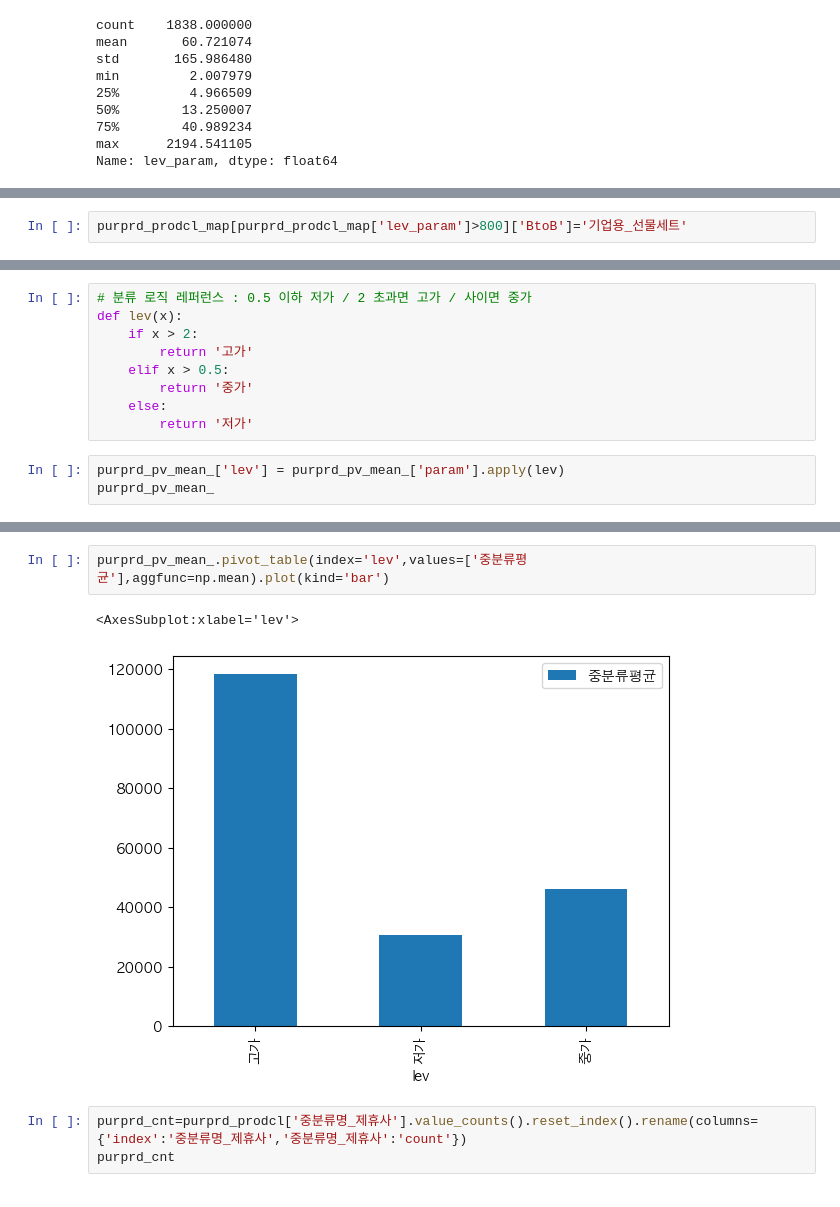
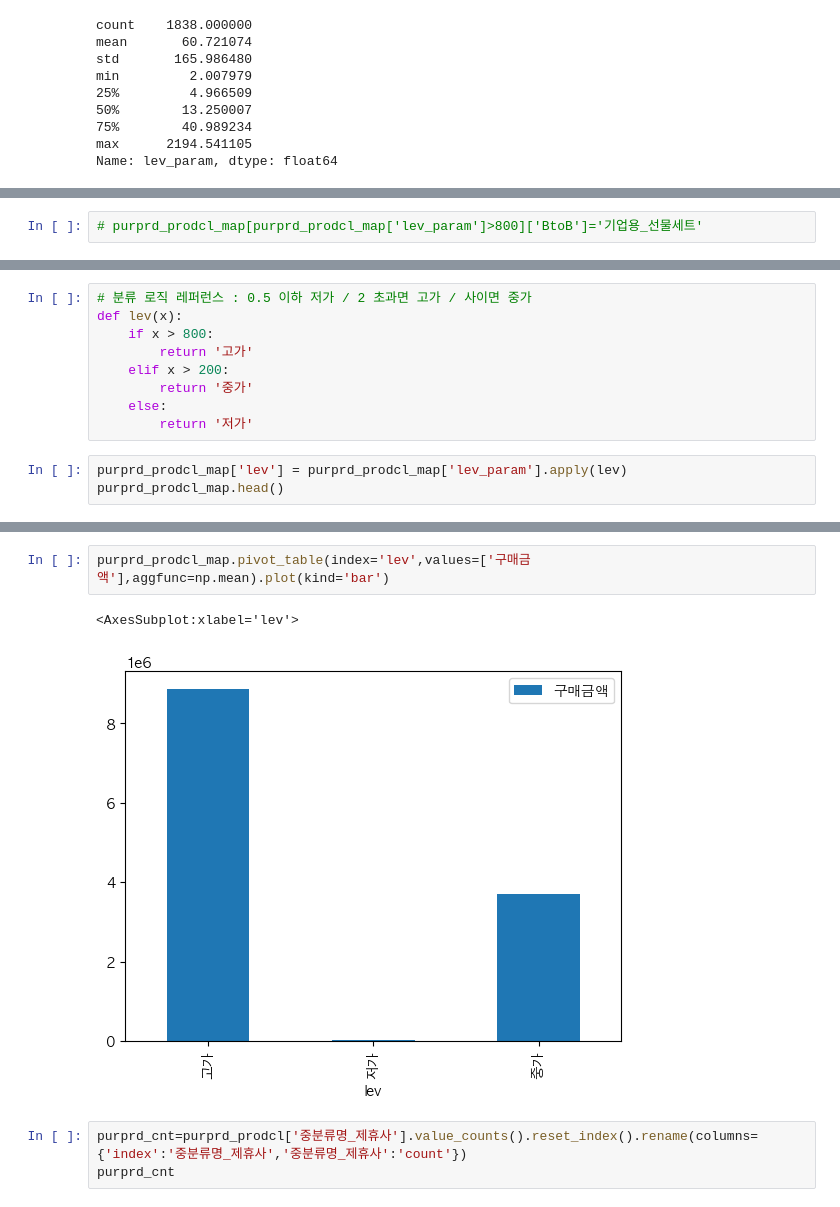
Before and after one commit to PKLH/cakd_LP, a Jupyter notebook: WorkSpace/Kim/EDA_minsup.ipynb, the cells around one changed output, grey strips where cells are left out. Saved outputs shown, nothing was run; the diff lists cells and outputs as text.

```diff
--- a/WorkSpace/Kim/EDA_minsup.ipynb
+++ b/WorkSpace/Kim/EDA_minsup.ipynb
@@ -2179,2 +2207,2 @@ purprd_prodcl_map.head()
 # %%
-purprd_prodcl_map[purprd_prodcl_map['lev_param']>800]['BtoB']='기업용_선물세트'
+# purprd_prodcl_map[purprd_prodcl_map['lev_param']>800]['BtoB']='기업용_선물세트'
@@ -2193,13 +2209,13 @@ def bulk_map(x):
 # %%
 # 분류 로직 레퍼런스 : 0.5 이하 저가 / 2 초과면 고가 / 사이면 중가
 def lev(x):
-    if x > 2:
+    if x > 800:
         return '고가'
-    elif x > 0.5:
+    elif x > 200:
         return '중가'
     else:
         return '저가'
 # %%
-purprd_pv_mean_['lev'] = purprd_pv_mean_['param'].apply(lev)
-purprd_pv_mean_
+purprd_prodcl_map['lev'] = purprd_prodcl_map['lev_param'].apply(lev)
+purprd_prodcl_map.head()
 # %% [output]
@@ -2238,8 +2255,8 @@ purprd_pv_mean_.describe()
 # %%
-purprd_pv_mean_.pivot_table(index='lev',values=['중분류평균'],aggfunc=np.mean).plot(kind='bar')
+purprd_prodcl_map.pivot_table(index='lev',values=['구매금액'],aggfunc=np.mean).plot(kind='bar')
 # %% [output]
 <AxesSubplot:xlabel='lev'>
-[figure, old version]
+[figure, new version]
 # %%
 purprd_cnt=purprd_prodcl['중분류명_제휴사'].value_counts().reset_index().rename(columns={'index':'중분류명_제휴사','중분류명_제휴사':'count'})
 purprd_cnt
```
Also changed, not shown: parts of 27 cells of this notebook.
